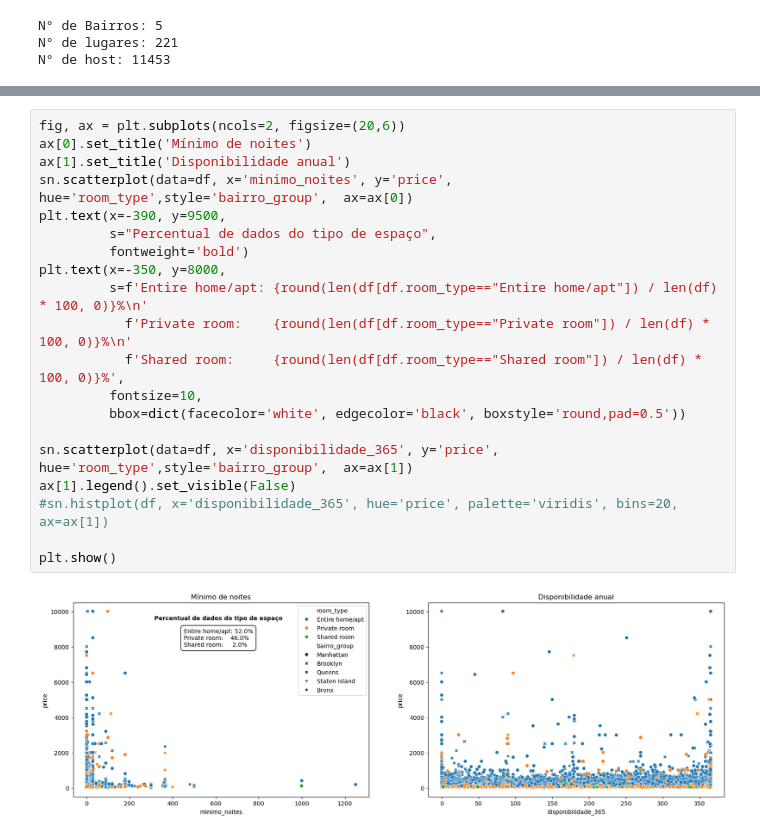
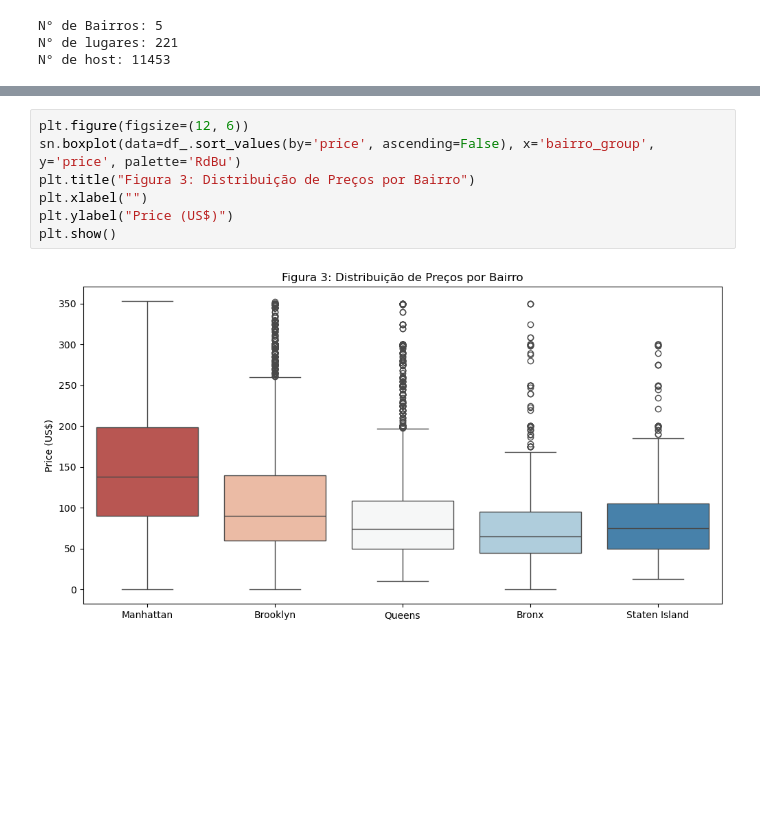
Before and after one commit to DaniloDC07/-Lighthouse-Desafio-Ci-ncia-de-Dados-2025, a Jupyter notebook: Desafio LIGHTHOUSE.ipynb, the cells around one changed output, grey strips where cells are left out. Drawn from its saved outputs; the diff is of its cells as text; blank space fills up the shorter version.

```diff
--- a/Desafio LIGHTHOUSE.ipynb
+++ b/Desafio LIGHTHOUSE.ipynb
@@ -294,22 +284,9 @@ Esse resultado, conforme esperado, mostra a influencia que o tipo de espaço e a
-# %%
-fig, ax = plt.subplots(ncols=2, figsize=(20,6))
-ax[0].set_title('Mínimo de noites')
-ax[1].set_title('Disponibilidade anual')
-sn.scatterplot(data=df, x='minimo_noites', y='price', hue='room_type',style='bairro_group',  ax=ax[0])
-plt.text(x=-390, y=9500,
-         s="Percentual de dados do tipo de espaço",
-         fontweight='bold')
-plt.text(x=-350, y=8000,
-         s=f'Entire home/apt: {round(len(df[df.room_type=="Entire home/apt"]) / len(df) * 100, 0)}%\n'
-           f'Private room:    {round(len(df[df.room_type=="Private room"]) / len(df) * 100, 0)}%\n'
-           f'Shared room:     {round(len(df[df.room_type=="Shared room"]) / len(df) * 100, 0)}%',
-         fontsize=10,
-         bbox=dict(facecolor='white', edgecolor='black', boxstyle='round,pad=0.5'))
-
-sn.scatterplot(data=df, x='disponibilidade_365', y='price', hue='room_type',style='bairro_group',  ax=ax[1])
-ax[1].legend().set_visible(False)
-#sn.histplot(df, x='disponibilidade_365', hue='price', palette='viridis', bins=20, ax=ax[1])
-
-plt.show()
-# %% [output]
-[figure, removed]
+# %%
+plt.figure(figsize=(12, 6))
+sn.boxplot(data=df_.sort_values(by='price', ascending=False), x='bairro_group', y='price', palette='RdBu')
+plt.title("Figura 3: Distribuição de Preços por Bairro")
+plt.xlabel("")
+plt.ylabel("Price (US$)")
+plt.show()
+# %% [output]
+[figure, added]
```
Also changed, not shown: parts of 20 cells of this notebook.
